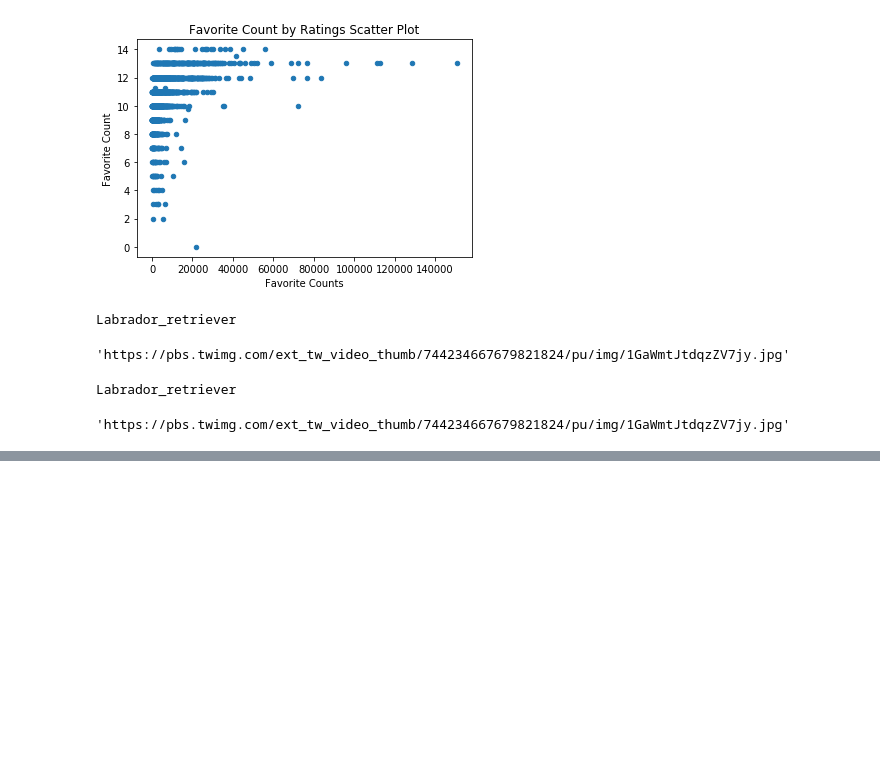
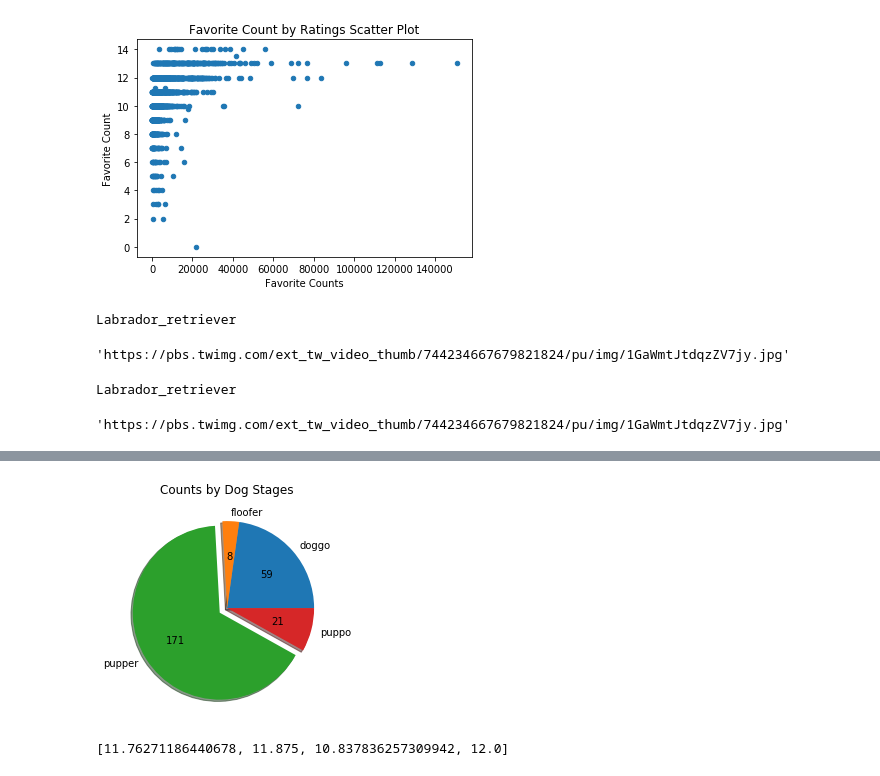
Before and after one commit to jihys/udacity-dataanlysis-project3, a Jupyter notebook: act_report.ipynb, the cells around one changed output, grey strips where cells are left out. Saved outputs shown, nothing was run; the diff lists cells and outputs as text; code cells hidden in the pictures; blank space fills up the shorter version.

```diff
--- a/act_report.ipynb
+++ b/act_report.ipynb
@@ -143,0 +147,22 @@ Labrador_retriever
+# %%
+count_by_stage=[df_twitter['doggo'].value_counts()[1],
+df_twitter['floofer'].value_counts()[1],
+df_twitter['pupper'].value_counts()[1],
+df_twitter['puppo'].value_counts()[1]]
+explode = (0, 0, 0.1, 0)
+names=['doggo','floofer','pupper','puppo']
+#plt.pie(count_by_stage,labels=names,autopct="",explode=explode)
+p, tx, autotexts = plt.pie(count_by_stage, labels=names,explode=explode,autopct="", shadow=True)
+for i, a in enumerate(autotexts):
+    a.set_text("{}".format(count_by_stage[i]))
+plt.title('Counts by Dog Stages');
+# %% [output]
+[figure, added]
+# %%
+ratings_by_stage=[df_twitter.groupby('doggo')['rating_numerator'].mean()[1],
+df_twitter.groupby('floofer')['rating_numerator'].mean()[1],
+df_twitter.groupby('pupper')['rating_numerator'].mean()[1],
+df_twitter.groupby('puppo')['rating_numerator'].mean()[1]]
+ratings_by_stage
+# %% [output]
+[11.76271186440678, 11.875, 10.837836257309942, 12.0]
```
Also changed, not shown: parts of 4 cells of this notebook, 4 other files.
